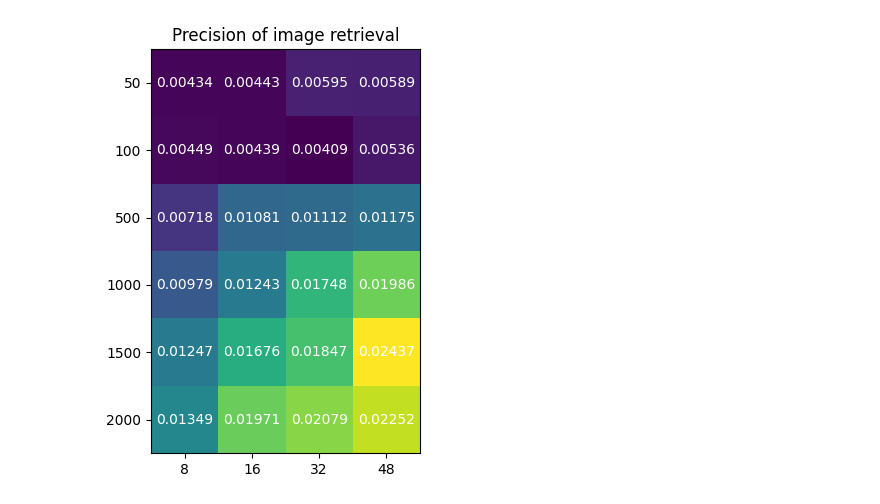
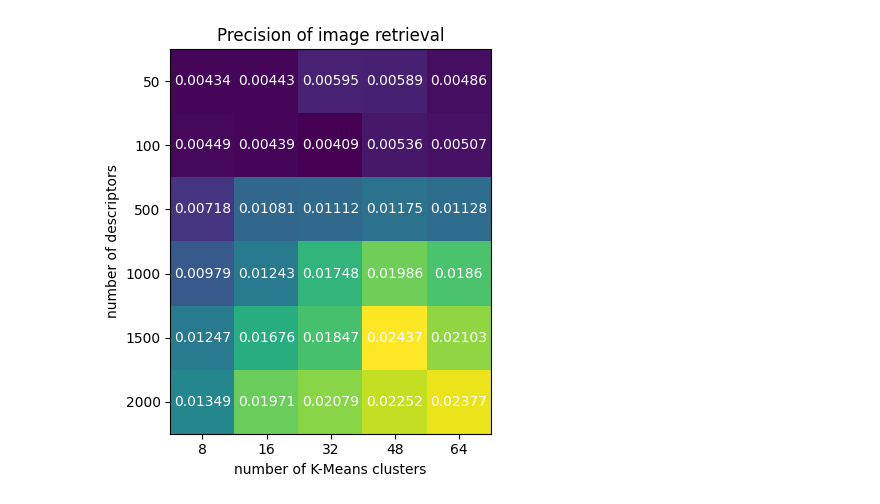
Before and after one commit to timovdk/fir-project, a Jupyter notebook: image-retrieval.ipynb, the cells around one changed output. Saved outputs shown, nothing was run; the diff lists cells and outputs as text; code cells hidden in the pictures.

```diff
--- a/image-retrieval.ipynb
+++ b/image-retrieval.ipynb
@@ -307,35 +307,37 @@ for n in tqdm(ns):
 # %%
 import numpy as np
 import matplotlib.pyplot as plt
 
 y = ['50', '100', '500', '1000', '1500', '2000']
-x = ['8', '16', '32', '48']
-precisions = np.array([[0.004338319160997733, 0.004433845427059712, 0.00594662037037037, 0.005886552658100277],
-[0.004486001511715797, 0.004393170194003528, 0.004088875661375661, 0.005360820105820106],
-[0.007177804232804232, 0.010812219702695892, 0.01112324074074074, 0.011753805744520032],
-[0.009786005291005291, 0.012425674603174602, 0.01747789241622575, 0.01985977796674225],
-[0.012473655517762661, 0.016757981859410433, 0.01847137566137566, 0.024371046863189718],
-[0.013487453703703703, 0.019706296296296298, 0.0207886079617032, 0.022520767195767198]])
+x = ['8', '16', '32', '48', '64']
+precisions = np.array([[0.004338319160997733, 0.004433845427059712, 0.00594662037037037, 0.005886552658100277, 0.0048557936507936505],
+[0.004486001511715797, 0.004393170194003528, 0.004088875661375661, 0.005360820105820106, 0.005069287603930462],
+[0.007177804232804232, 0.010812219702695892, 0.01112324074074074, 0.011753805744520032, 0.011280767195767195],
+[0.009786005291005291, 0.012425674603174602, 0.01747789241622575, 0.01985977796674225, 0.01859790973796926],
+[0.012473655517762661, 0.016757981859410433, 0.01847137566137566, 0.024371046863189718, 0.021034055177626604],
+[0.013487453703703703, 0.019706296296296298, 0.0207886079617032, 0.022520767195767198, 0.023767503149407912]])
 
 fig, ax = plt.subplots()
 im = ax.imshow(precisions)
 
 # Show all ticks and label them with the respective list entries
 ax.set_xticks(np.arange(len(x)), labels=x)
 ax.set_yticks(np.arange(len(y)), labels=y)
 
 # Rotate the tick labels and set their alignment.
 plt.setp(ax.get_xticklabels(),
          rotation_mode="anchor")
 
 # Loop over data dimensions and create text annotations.
 for i in range(len(y)):
     for j in range(len(x)):
         text = ax.text(j, i, round(precisions[i, j], 5),
                        ha="center", va="center", color="w")
 
 ax.set_title("Precision of image retrieval")
+ax.set_ylabel("number of descriptors")
+ax.set_xlabel("number of K-Means clusters")
 fig.tight_layout()
 plt.show()
 # %% [output]
-[figure, old version]
+[figure, new version]
```
Also changed, not shown: parts of 4 cells of this notebook.
